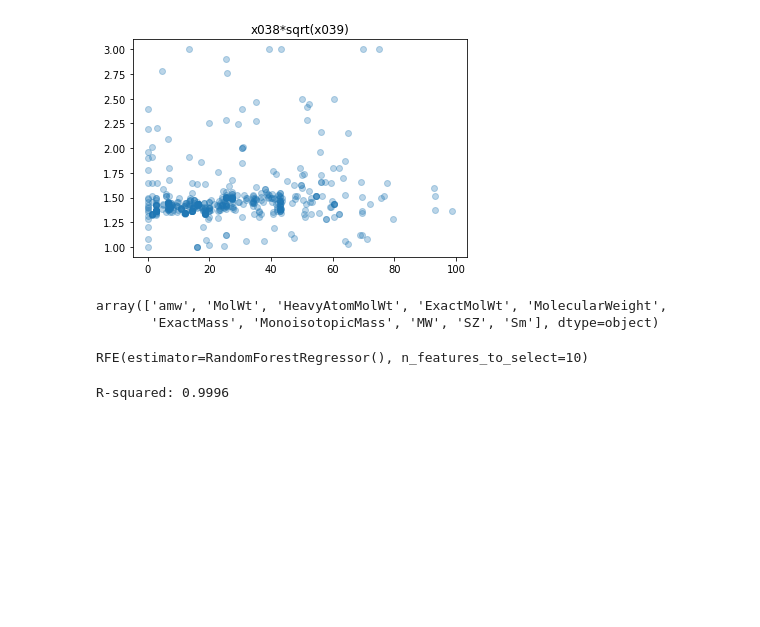
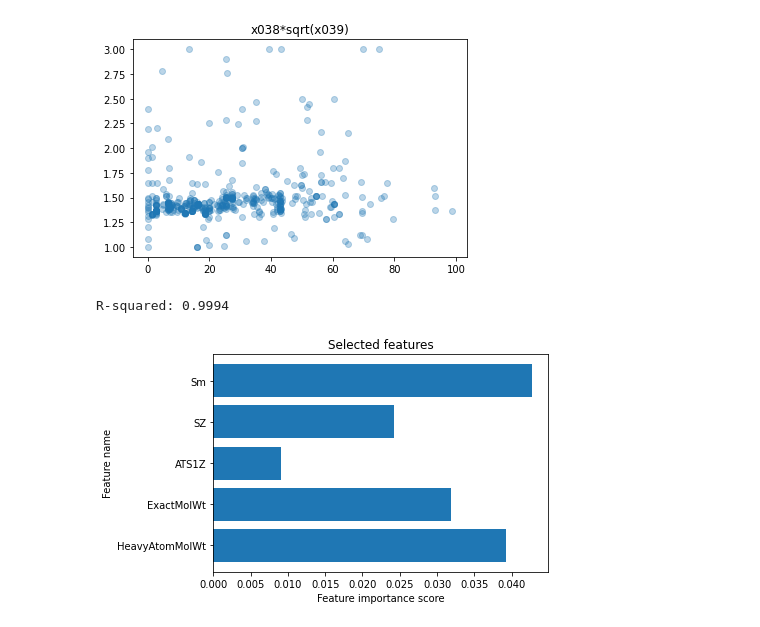
Before and after one commit to Gadeliya/Chemistry-algorithms-, a Jupyter notebook: Report_3.ipynb, the cells around one changed output. Cells and saved outputs as stored; diff of their text form; code cells hidden in the pictures; blank space fills up the shorter version.

```diff
--- a/Report_3.ipynb
+++ b/Report_3.ipynb
@@ -327,21 +327,39 @@ X = df_g.drop(['exactmw', 'Name',
 'IUPACName'], axis=1)
 y = df_g['exactmw'].astype(float)
 # %%
+from sklearn.ensemble import RandomForestRegressor
 from sklearn.feature_selection import RFE
 
 estimator_rfe = RandomForestRegressor()
-selector = RFE(estimator_rfe, n_features_to_select=10, step=1)
+estimator_rfe.fit(X, y)
+
+selector = RFE(estimator_rfe, n_features_to_select=5, step=1)
 selector = selector.fit(X, y)
-# %%
-selector.get_feature_names_out()
-# %% [output]
-array(['amw', 'MolWt', 'HeavyAtomMolWt', 'ExactMolWt', 'MolecularWeight',
-       'ExactMass', 'MonoisotopicMass', 'MW', 'SZ', 'Sm'], dtype=object)
-# %%
-selector
-# %% [output]
-RFE(estimator=RandomForestRegressor(), n_features_to_select=10)
 # %%
 print('R-squared:', np.round(selector.score(X, y), decimals=4))
 # %% [output]
-R-squared: 0.9996
+R-squared: 0.9994
+# %%
+# Obtain the selected feature indices
+selected_indices = selector.support_
+
+# Obtain the names of the selected features
+selected_feature_names = X.columns[selected_indices]
+
+# Get the feature importance scores from the estimator
+feature_importances = estimator_rfe.feature_importances_
+
+# Create a dictionary with feature names and their importance scores
+feature_dict = dict(zip(X.columns, feature_importances))
+
+# Create a list of importance scores for the selected features
+selected_feature_scores = [feature_dict[name] for name in selected_feature_names]
+
+# Plot the horizontal bar chart
+plt.barh(selected_feature_names, selected_feature_scores)
+plt.xlabel("Feature importance score")
+plt.ylabel("Feature name")
+plt.title("Selected features")
+plt.show()
+# %% [output]
+[figure, added]
```
